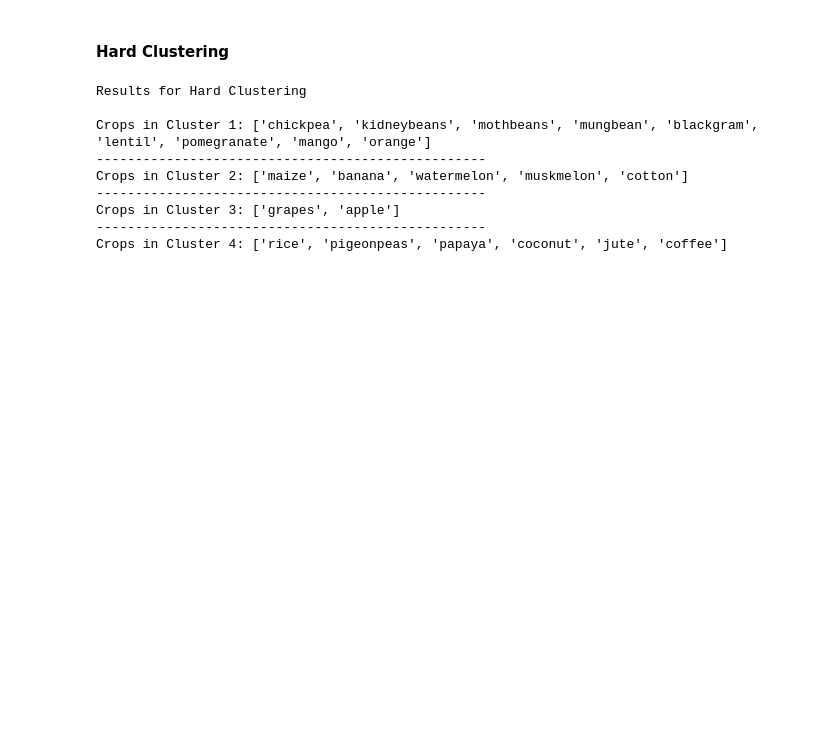
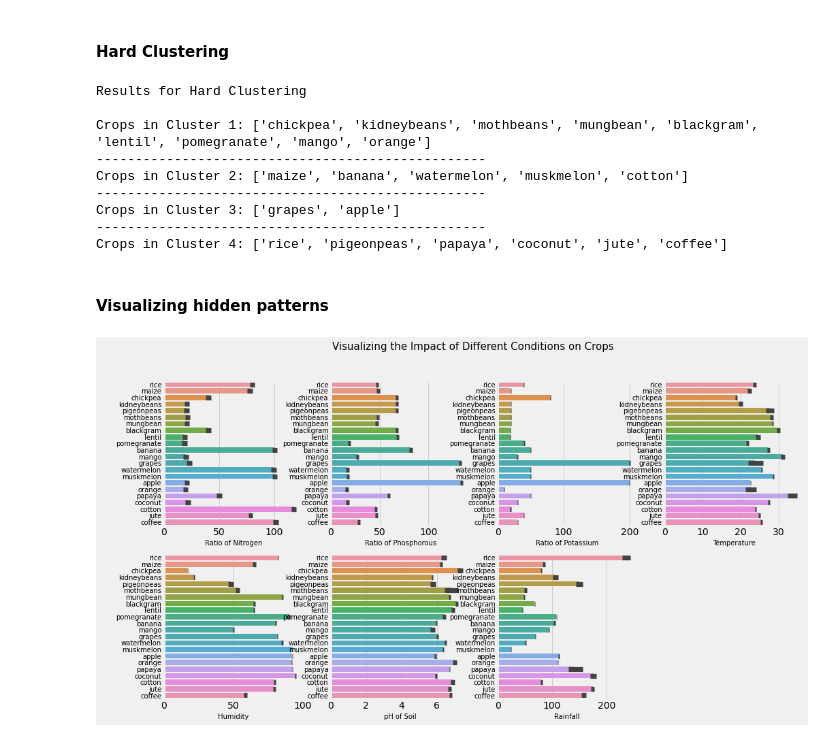
Before and after one commit to kalpadhwaryu/sow-smart-ML, a Jupyter notebook: sow-smart.ipynb, the cells around one changed output. Cells and saved outputs as stored; diff of their text form; code cells hidden in the pictures; blank space fills up the shorter version.

Commit message:
Visualizing hidden patterns

```diff
--- a/sow-smart.ipynb
+++ b/sow-smart.ipynb
@@ -337,3 +337,54 @@ Crops in Cluster 2: ['maize', 'banana', 'watermelon', 'muskmelon', 'cotton']
 Crops in Cluster 3: ['grapes', 'apple']
 --------------------------------------------------
 Crops in Cluster 4: ['rice', 'pigeonpeas', 'papaya', 'coconut', 'jute', 'coffee']
+# %% [markdown]
+#### Visualizing hidden patterns
+# %%
+plt.rcParams['figure.figsize'] = (15, 8)
+
+plt.subplot(2, 4, 1)
+sns.barplot(data['N'], data['label'])
+plt.ylabel(' ')
+plt.xlabel('Ratio of Nitrogen', fontsize = 10)
+plt.yticks(fontsize = 10)
+
+plt.subplot(2, 4, 2)
+sns.barplot(data['P'], data['label'])
+plt.ylabel(' ')
+plt.xlabel('Ratio of Phosphorous', fontsize = 10)
+plt.yticks(fontsize = 10)
+
+plt.subplot(2, 4, 3)
+sns.barplot(data['K'], data['label'])
+plt.ylabel(' ')
+plt.xlabel('Ratio of Potassium', fontsize = 10)
+plt.yticks(fontsize = 10)
+
+plt.subplot(2, 4, 4)
+sns.barplot(data['temperature'], data['label'])
+plt.ylabel(' ')
+plt.xlabel('Temperature', fontsize = 10)
+plt.yticks(fontsize = 10)
+
+plt.subplot(2, 4, 5)
+sns.barplot(data['humidity'], data['label'])
+plt.ylabel(' ')
+plt.xlabel('Humidity', fontsize = 10)
+plt.yticks(fontsize = 10)
+
+plt.subplot(2, 4, 6)
+sns.barplot(data['ph'], data['label'])
+plt.ylabel(' ')
+plt.xlabel('pH of Soil', fontsize = 10)
+plt.yticks(fontsize = 10)
+
+plt.subplot(2, 4, 7)
+sns.barplot(data['rainfall'], data['label'])
+plt.ylabel(' ')
+plt.xlabel('Rainfall', fontsize = 10)
+plt.yticks(fontsize = 10)
+
+plt.suptitle('Visualizing the Impact of Different Conditions on Crops', fontsize = 15)
+plt.show()
+# %% [output]
+[figure, added]
```
